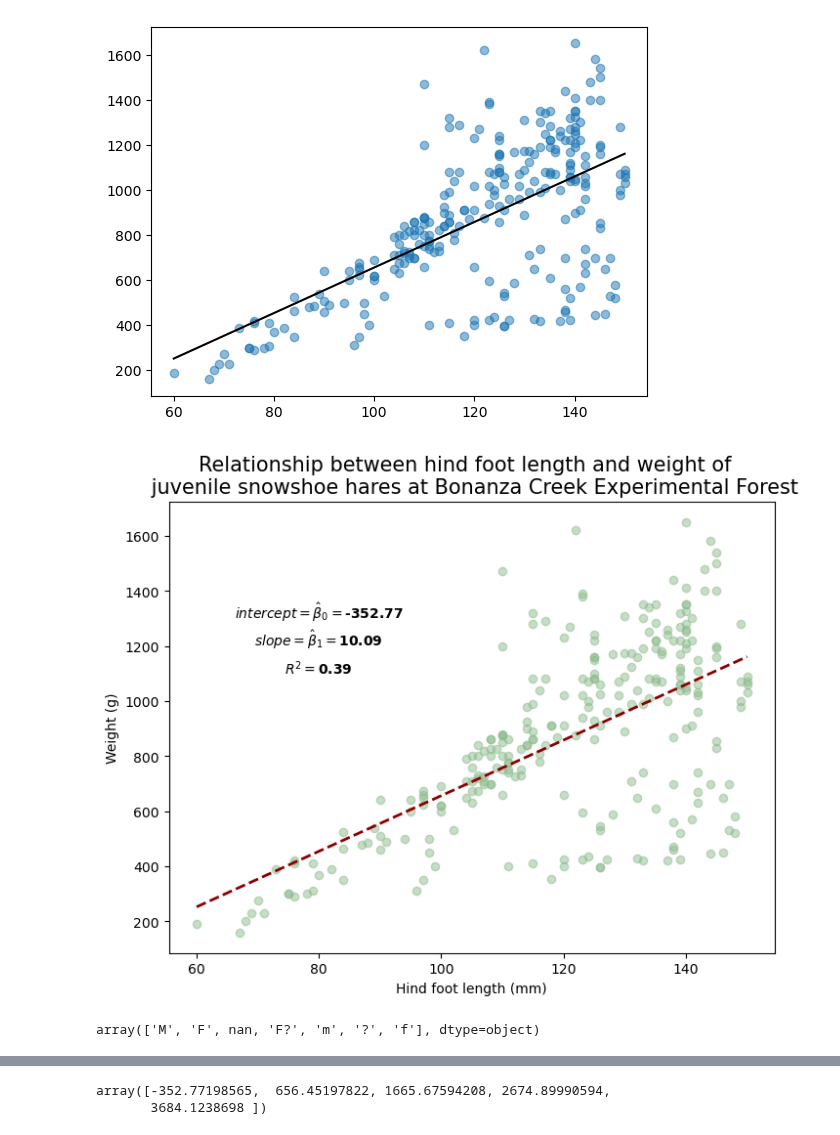
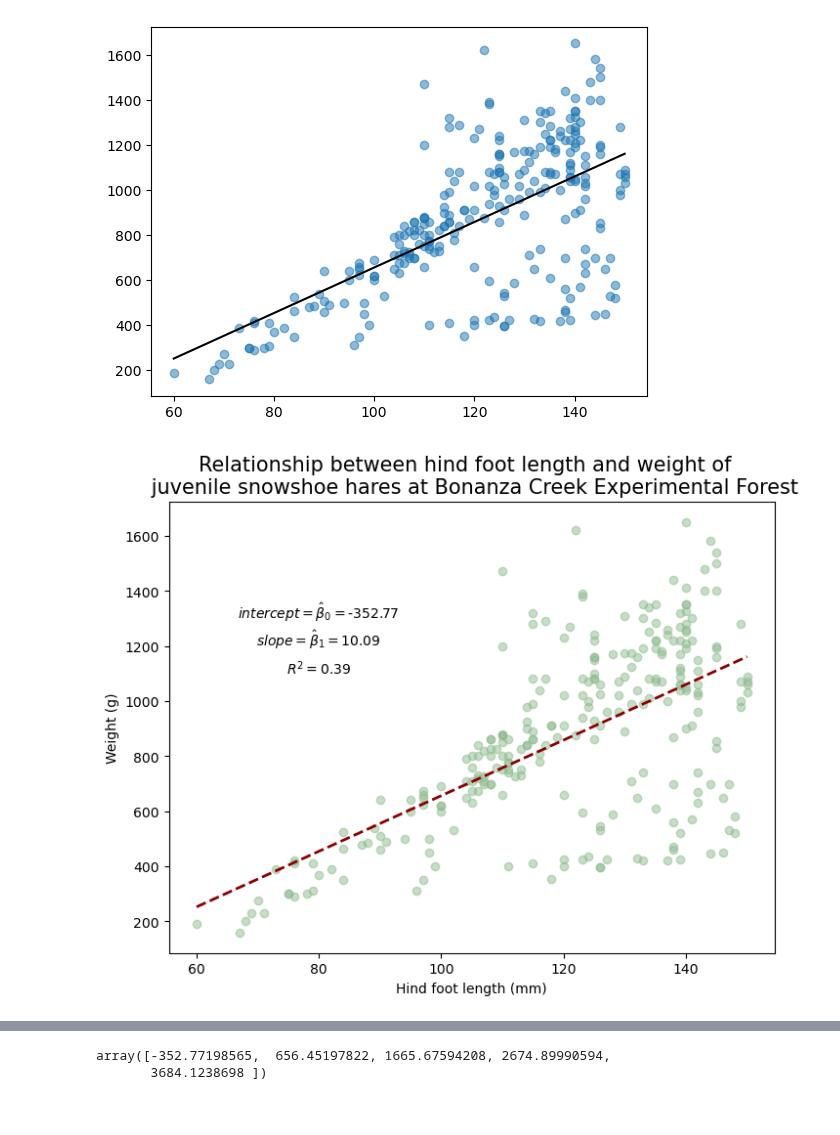
Before and after one commit to MEDS-eds-220/MEDS-eds-220-course, a Jupyter notebook: book/chapters/lesson-18-linear-regression/lesson-18-linear-regression.ipynb, the cells around one changed output, grey strips where cells are left out. Cells and saved outputs as stored; diff of their text form; code cells hidden in the pictures.

```diff
--- a/book/chapters/lesson-18-linear-regression/lesson-18-linear-regression.ipynb
+++ b/book/chapters/lesson-18-linear-regression/lesson-18-linear-regression.ipynb
@@ -259,45 +293,43 @@ plt.show()
 # %% [output]
 [figure]
 # %%
+# CODE FOR NICER GRAPH
+
 fig, ax = plt.subplots(figsize=(8,6))
 
 ax.scatter(x=juveniles_weight_hindft['hindft'],
            y=juveniles_weight_hindft['weight'],
            alpha=0.5,
            color='#8FBC8F')
 
 # Define parameters of the regression line
 x_start = juveniles_weight_hindft['hindft'].min()
 x_end = juveniles_weight_hindft['hindft'].max()
 
 # Plot the line
 ax.plot([x_start, x_end],
         [slope*x_start + intercept, slope*x_end + intercept],
         color="darkred",
         lw=2,
         linestyle="--")
 
 # Add the parameters
-beta0 = r'$intercept = \hat\beta_0 =$' + str(round(intercept,2))
-ax.text(80, 1300, beta0, fontsize=10, weight='bold', horizontalalignment='center')
+beta0 = r'$intercept = \hat\beta_0 =$'+ str(round(intercept,2))
+ax.text(80, 1300, beta0, fontsize=10, horizontalalignment='center')
 
 beta1 = r'$slope = \hat\beta_1 =$' + str(round(slope,2))
-ax.text(80, 1200, beta1, fontsize=10, weight='bold', horizontalalignment='center')
+ax.text(80, 1200, beta1, fontsize=10, horizontalalignment='center')
 
 r_squared = r'$R^2 =$' + str(round(R_sq,2))
-ax.text(80, 1100, r_squared, fontsize=10, weight='bold', horizontalalignment='center')
+ax.text(80, 1100, r_squared, fontsize=10, horizontalalignment='center')
 
 # Add a title and axis label
 ax.set_title('Relationship between hind foot length and weight of  \n juvenile snowshoe hares at Bonanza Creek Experimental Forest',
              {'fontsize':15})
 ax.set_xlabel('Hind foot length (mm)')
 ax.set_ylabel('Weight (g)')
 
 # Show the plot
 plt.show()
 # %% [output]
-[figure, old version]
+[figure, new version]
-# %%
-juveniles_weight_hindft.sex.unique()
-# %% [output]
-array(['M', 'F', nan, 'F?', 'm', '?', 'f'], dtype=object)
```
Also changed, not shown: parts of 20 cells of this notebook, 1 other file.
